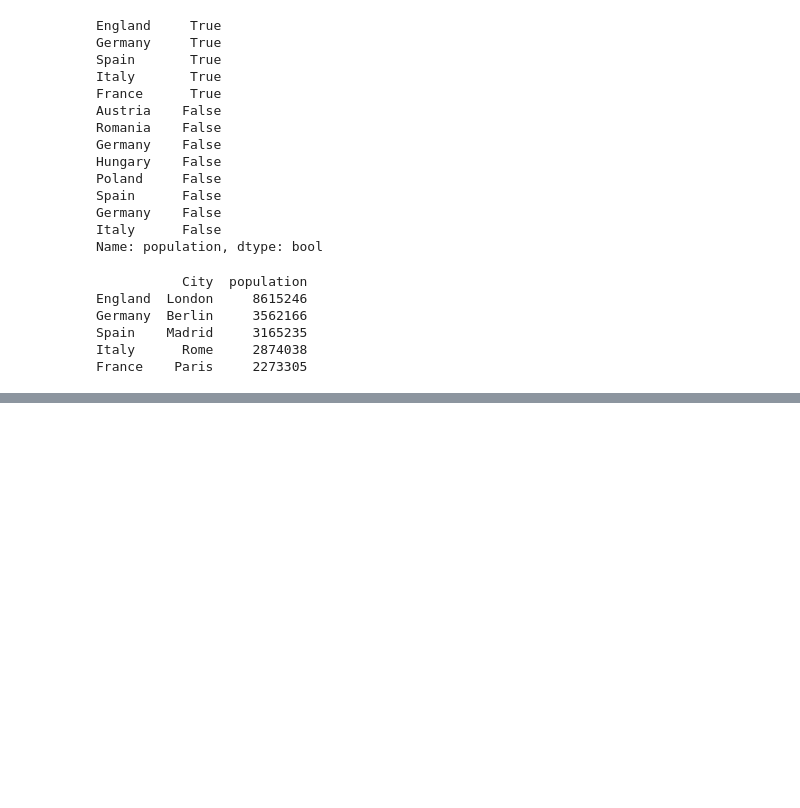
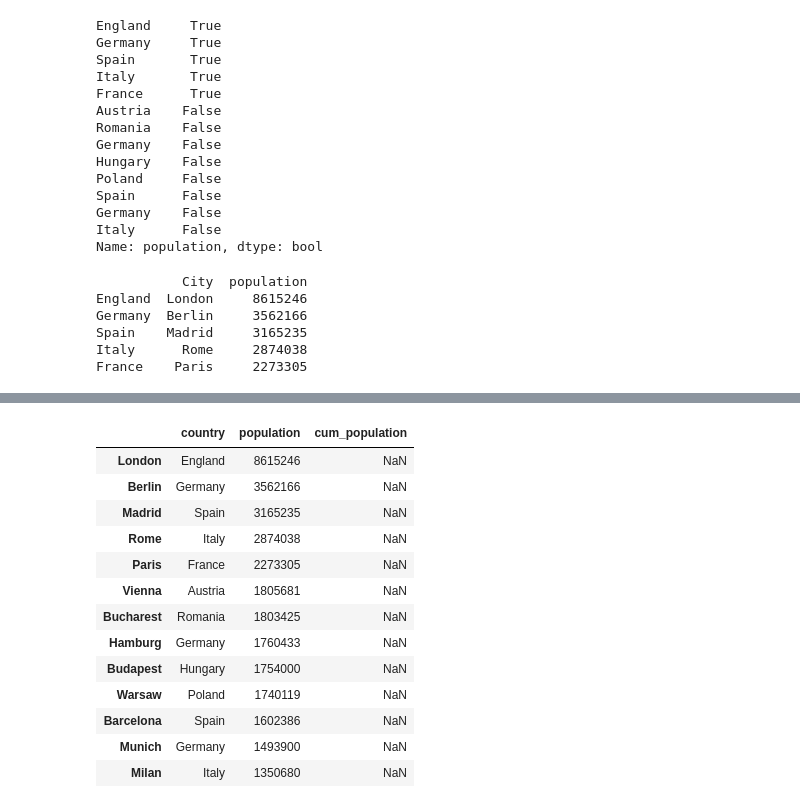
Before and after one commit to alfred-ojuku/Pandas-Tutorials-for-Data-Analysis, a Jupyter notebook: Pandas.ipynb, the cells around one changed output, grey strips where cells are left out. Saved outputs shown, nothing was run; the diff lists cells and outputs as text; code cells hidden in the pictures; blank space fills up the shorter version.

Commit message:
start of accessing and modifying values of a DataFrame

```diff
--- a/Pandas.ipynb
+++ b/Pandas.ipynb
@@ -495,0 +690,32 @@ France    Paris     2273305
+# %%
+cities = {"City":  ["London", "Berlin", "Madrid", "Rome",
+                    "Paris", "Vienna", "Bucharest", "Hamburg",
+                    "Budapest", "Warsaw", "Barcelona",
+                    "Munich", "Milan"],
+          "population": [8615246, 3562166, 3165235, 2874038,
+                         2273305, 1805681, 1803425, 1760433,
+                         1754000, 1740119, 1602386, 1493900,
+                         1350680],
+          "country": ["England", "Germany", "Spain", "Italy",
+                      "France", "Austria", "Romania",
+                      "Germany", "Hungary", "Poland", "Spain",
+                      "Germany", "Italy"] }
+# %%
+import pandas as pd
+c_frame = pd.DataFrame(cities, columns=['country', 'population', 'cum_population'], index=cities['City'])
+c_frame
+# %% [output]
+|  | country | population | cum_population |
+| London | England | 8615246 | NaN |
+| Berlin | Germany | 3562166 | NaN |
+| Madrid | Spain | 3165235 | NaN |
+| Rome | Italy | 2874038 | NaN |
+| Paris | France | 2273305 | NaN |
+| Vienna | Austria | 1805681 | NaN |
+| Bucharest | Romania | 1803425 | NaN |
+| Hamburg | Germany | 1760433 | NaN |
+| Budapest | Hungary | 1754000 | NaN |
+| Warsaw | Poland | 1740119 | NaN |
+| Barcelona | Spain | 1602386 | NaN |
+| Munich | Germany | 1493900 | NaN |
+| Milan | Italy | 1350680 | NaN |
```
Also changed, not shown: parts of 42 cells of this notebook.
